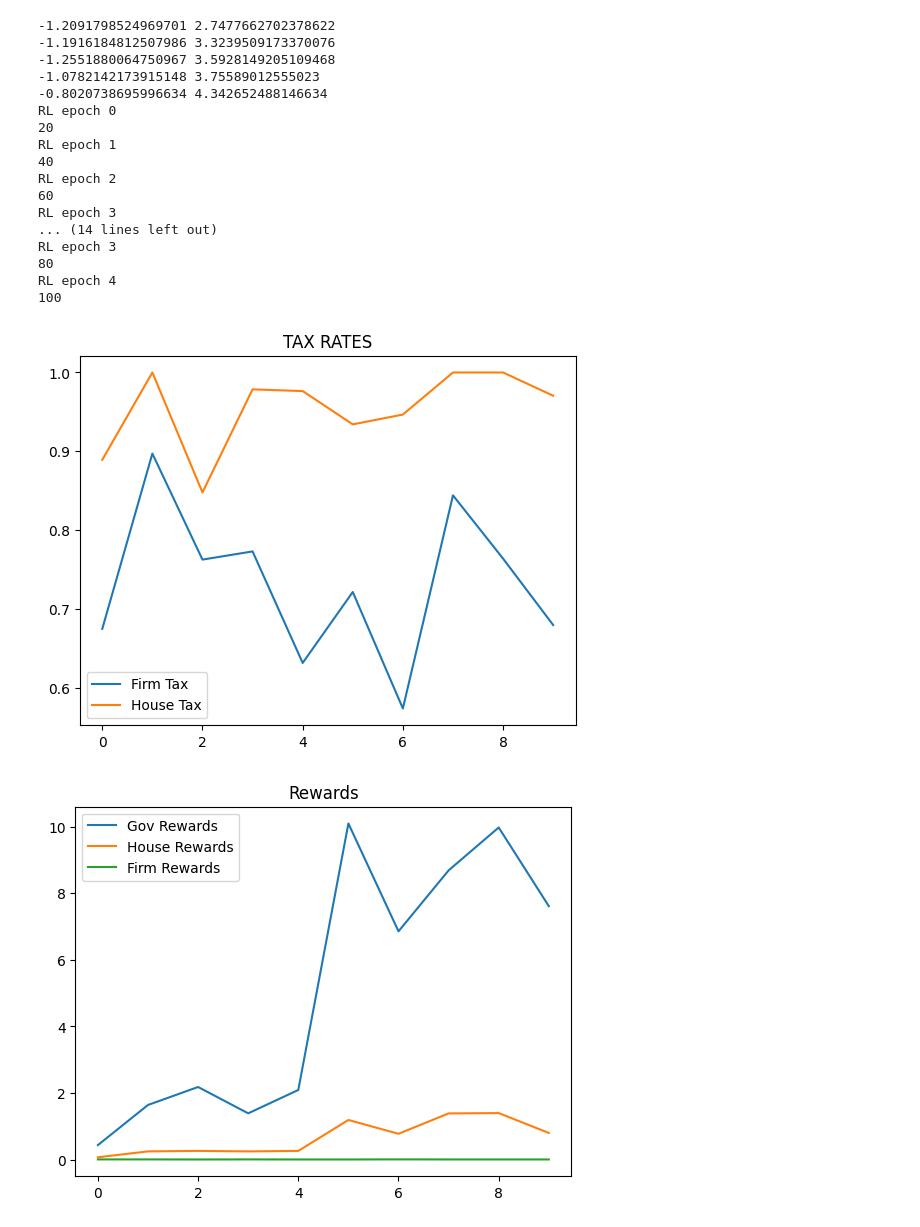
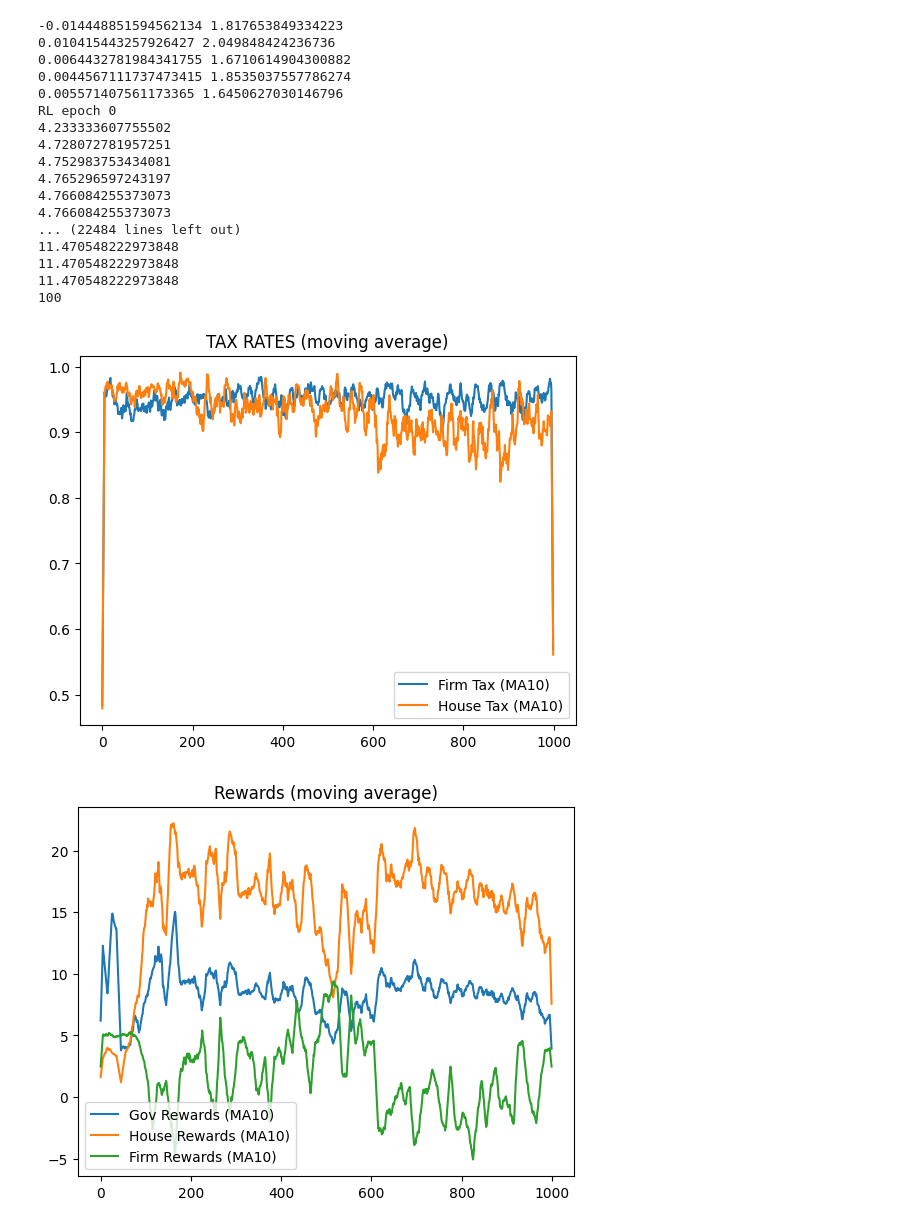
Before and after one commit to SuvrayanBandyopadhyay/AI-Economic-Simulation, a Jupyter notebook: NABIDES_Simulation.ipynb, the cells around one changed output. Saved outputs shown, nothing was run; the diff lists cells and outputs as text; code cells hidden in the pictures.

```diff
--- a/NABIDES_Simulation.ipynb
+++ b/NABIDES_Simulation.ipynb
@@ -233,7 +233,7 @@ class Government:
 
 
         self.mean_trh , self.std_trh , self.mean_trf , self.std_trf = self.policyNet(input).tolist()
-        self.std_trh , self.std_trf = min(max(0.01, self.std_trh),0.1) , min(max(0.01, self.std_trf),0.1)
+        self.std_trh , self.std_trf = min(max(0.01, self.std_trh),0.05) , min(max(0.01, self.std_trf),0.05)
 
         self.tax_rate_house = np.clip(np.random.normal(loc=self.mean_trh, scale=self.std_trh, size=1)[0], 0, 1)
         self.tax_rate_firm = np.clip(np.random.normal(loc=self.mean_trf, scale=self.std_trf, size=1)[0], 0, 1)
@@ -496,8 +497,8 @@ def TD_PPO(gov ,firm_tax_rates ,house_tax_rates ,collected_taxes ,min_utility ,m
         if(verbose): print(input)
 
         mean_trh , std_trh , mean_trf , std_trf = gov.policyNet(input)
-        std_trh = torch.clamp(std_trh, min=0.01,max = 0.1)
-        std_trf = torch.clamp(std_trf, min=0.01,max = 0.1)
+        std_trh = torch.clamp(std_trh, min=0.01,max = 0.05)
+        std_trf = torch.clamp(std_trf, min=0.01,max = 0.05)
 
         dist_house = dist.normal.Normal(mean_trh,std_trh)
         dist_firm = dist.normal.Normal(mean_trf,std_trf)
@@ -578,10 +579,10 @@ gov = Government(0.1,0.1,[1 for house in households])
 
 ga_vs_rl = True
 cycle  = 5
-epochs = 10
+epochs = 200
 ga_epochs = 5
 rl_timesteps = 20
-rl_epochs = 5
+rl_epochs = 10
 RL_HISTORY_LEN = 100
 simulation_steps = 100
 
@@ -592,6 +593,8 @@ epoch_housetax = []
 epoch_firmtax = []
 epoch_housesavings = []
 epoch_firmsavings = []
+epoch_consumption = []
+epoch_inventory = []
 
 for epoch in range(epochs):
     if ga_vs_rl:
@@ -674,10 +677,11 @@ for epoch in range(epochs):
             gov = reset_gov(gov,len(households))
 
 
-
+            mean_cons = np.mean(np.array([h.consumption for h in households]))
             for t in range(rl_timesteps):
 
                 work_trade(households,firms,gov)
+                mean_cons = np.mean(np.array([h.consumption for h in households]))
 
                 for f in firms:
                     f.comp_reward()
@@ -686,6 +690,9 @@ for epoch in range(epochs):
                     h.comp_reward()
 
                 gov.comp_reward(households)
+
+
+                print(max([f.reward for f in firms]))
 
                 firm_tax_rates.append(gov.tax_rate_firm)
                 house_tax_rates.append(gov.tax_collected_house)
@@ -737,6 +744,8 @@ for epoch in range(epochs):
             epoch_firmtax.append(gov.tax_rate_firm)
             epoch_housesavings.append(np.mean(np.array([h.savings for h in households])))
             epoch_firmsavings.append(np.mean(np.array([f.savings for f in firms])))
+            epoch_consumption.append(mean_cons)
+            epoch_inventory.append(np.mean(np.array([f.goods_inventory for f in firms])))
 
             print(len(tax_details))
 
@@ -746,38 +755,47 @@ for epoch in range(epochs):
 
         ga_vs_rl = True
 # %% [output]
--1.2091798524969701 2.7477662702378622
--1.1916184812507986 3.3239509173370076
--1.2551880064750967 3.5928149205109468
--1.0782142173915148 3.75589012555023
--0.8020738695996634 4.342652488146634
+-0.014448851594562134 1.817653849334223
+0.010415443257926427 2.049848424236736
+0.0064432781984341755 1.6710614904300882
+0.0044567111737473415 1.8535037557786274
+0.005571407561173365 1.6450627030146796
 RL epoch 0
-20
-RL epoch 1
-40
-RL epoch 2
-60
-RL epoch 3
-... (14 lines left out)
-RL epoch 3
-80
-RL epoch 4
+4.233333607755502
+4.728072781957251
+4.752983753434081
+4.765296597243197
+4.766084255373073
+4.766084255373073
+... (22484 lines left out)
+11.470548222973848
+11.470548222973848
+11.470548222973848
 100
+# %%
+def moving_average(x, window=5):
+    xa = np.asarray(x, dtype=float)
+    if xa.size == 0:
+        return xa
+    w = np.ones(window) / window
+    return np.convolve(xa, w, mode='same')
 # %%
-plt.plot(epoch_firmtax,label="Firm Tax")
-plt.plot(epoch_housetax,label="House Tax")
+window = 10
+plt.plot(moving_average(epoch_firmtax, window), label=f"Firm Tax (MA{window})")
+plt.plot(moving_average(epoch_housetax, window), label=f"House Tax (MA{window})")
 plt.legend()
-plt.title("TAX RATES")
+plt.title("TAX RATES (moving average)")
 plt.show()
 # %% [output]
-[figure, old version]
+[figure, new version]
 # %%
-plt.plot(epoch_gov_reward,label="Gov Rewards")
-plt.plot(epoch_house_reward,label="House Rewards")
-plt.plot(epoch_firm_reward,label="Firm Rewards")
+window = 10
+plt.plot(moving_average(epoch_gov_reward, window), label=f"Gov Rewards (MA{window})")
+plt.plot(moving_average(epoch_house_reward, window), label=f"House Rewards (MA{window})")
+plt.plot(moving_average(epoch_firm_reward, window), label=f"Firm Rewards (MA{window})")
 plt.legend()
-plt.title("Rewards")
+plt.title("Rewards (moving average)")
 plt.show()
 # %% [output]
-[figure, old version]
+[figure, new version]
 # %%
```
Also changed, not shown: parts of 9 cells of this notebook, 2 other files.
